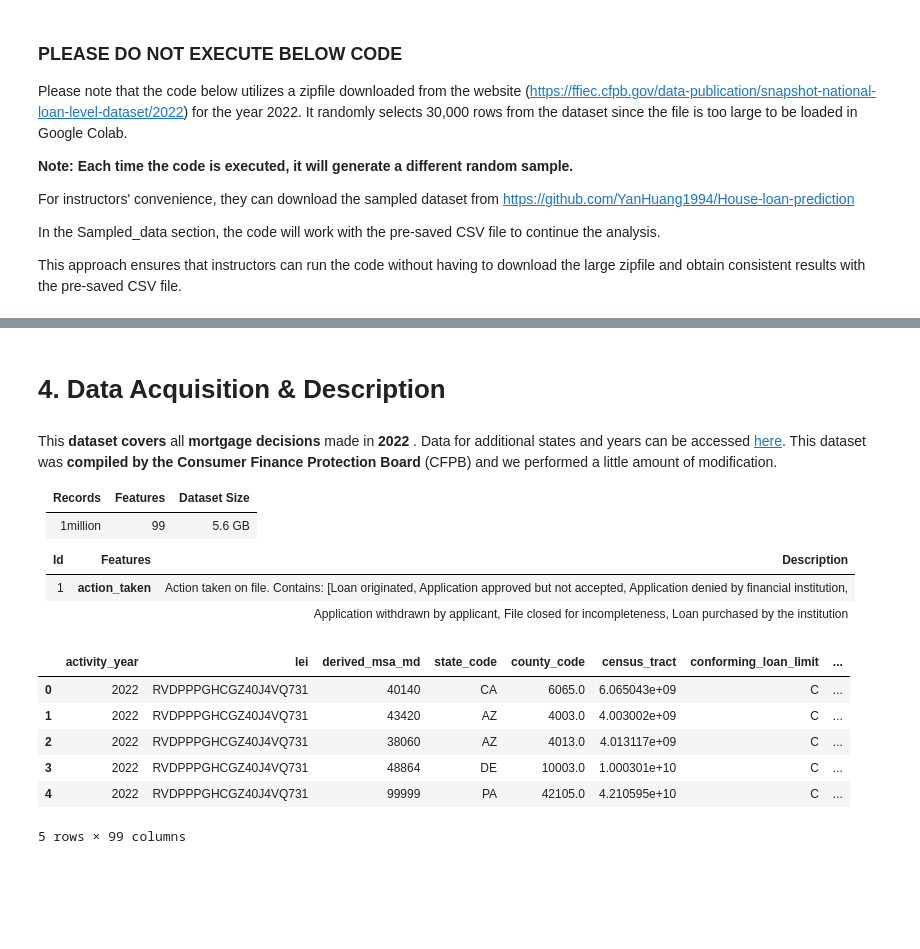
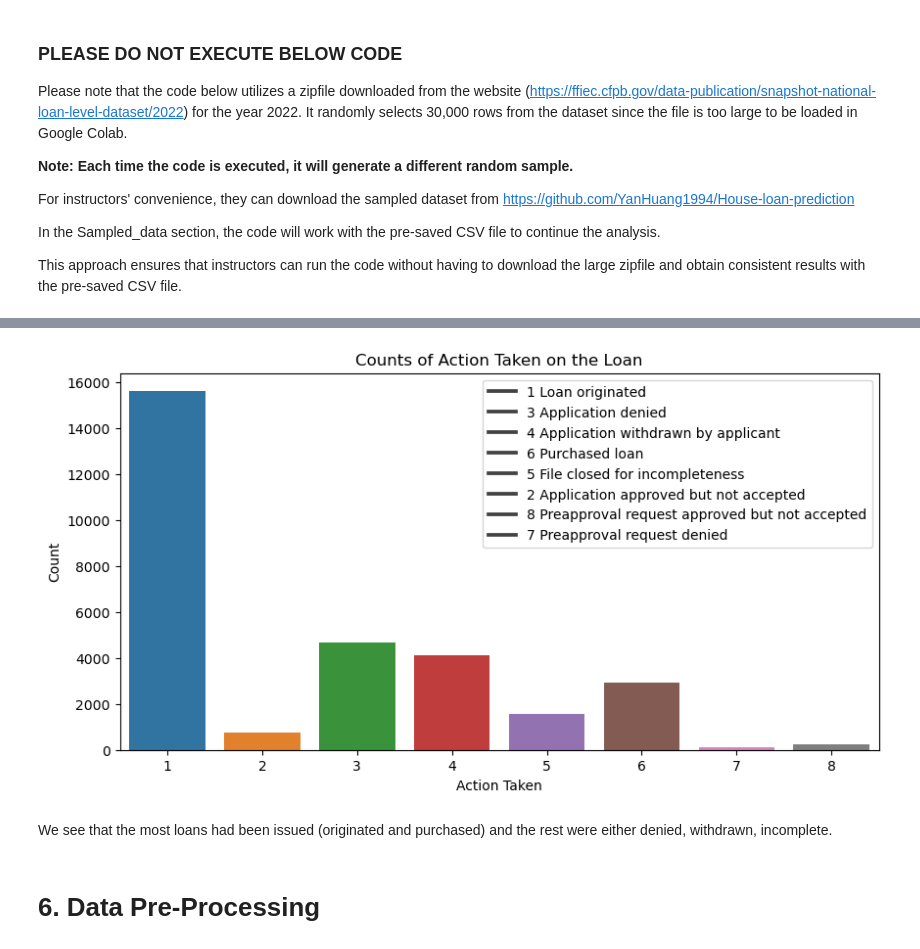
Before and after one commit to YanHuang1994/House-loan-prediction, a Jupyter notebook: house_loan_prediction.ipynb, the cells around one changed output, grey strips where cells are left out. Saved outputs shown, nothing was run; the diff lists cells and outputs as text; code cells hidden in the pictures; blank space fills up the shorter version.

Commit message:
[add]:"add data preprocessing"

```diff
--- a/house_loan_prediction.ipynb
+++ b/house_loan_prediction.ipynb
@@ -91,0 +133,4 @@ This approach ensures that instructors can run the code without having to downlo
+# %%
+file_path_1='./Sampled_loan_data.csv'
+sampled_data=pd.read_csv(file_path_1)
+sampled_data.head(10)
@@ -92,14 +200,38 @@ This approach ensures that instructors can run the code without having to downlo
+# %%
+#check value counts for action taken variable
+
+action_taken_counts=sampled_data['action_taken'].value_counts(dropna=False)
+
+plt.figure(figsize=(10,5))
+
+sns.barplot(x=action_taken_counts.index, y=action_taken_counts.values)
+# Set the plot labels and title
+plt.xlabel('Action Taken')
+plt.ylabel('Count')
+plt.title('Counts of Action Taken on the Loan')
+
+# Define the action labels for the legend
+action_labels = {
+    1: 'Loan originated',
+    2: 'Application approved but not accepted',
+    3: 'Application denied',
+    4: 'Application withdrawn by applicant',
+    5: 'File closed for incompleteness',
+    6: 'Purchased loan',
+    7: 'Preapproval request denied',
+    8: 'Preapproval request approved but not accepted'
+}
+
+# Create the legend
+legend_labels = [f'{action} {action_labels[action]}' for action in action_taken_counts.index]
+plt.legend(legend_labels, loc='upper right')
+
+# Show the plot
+plt.show()
+# %% [output]
+[figure, added]
+# %% [markdown]
+We see that the most loans had been issued (originated and purchased) and the rest were either denied, withdrawn, incomplete.
 # %% [markdown]
-<a id = Section4></a>
-# **4. Data Acquisition & Description**
+<a id = Section6></a>
+# **6. Data Pre-Processing**
-# %% [markdown]
-This **dataset covers** all **mortgage decisions** made in **2022** . Data for additional states and years can be accessed <a href = "https://ffiec.cfpb.gov/data-publication/snapshot-national-loan-level-dataset/2022">here</a>. This dataset was **compiled by the Consumer Finance Protection Board** (CFPB) and we performed a little amount of modification.
-
-| Records | Features | Dataset Size |
-| :-- | :-- | :-- |
-| 1million  |  99 | 5.6 GB|
-
-| Id | Features | Description |
-| :--| :--| :--|
-|1|**action_taken**|Action taken on file. Contains: [Loan originated, Application approved but not accepted, Application denied by financial institution,|
-||| Application withdrawn by applicant, File closed for incompleteness, Loan purchased by the institution
@@ -115,19 +237,0 @@ with zipfile.ZipFile(zip_path, 'r') as zip_ref:
-# %%
-# Load the 30k rows to sample from the original CSV file
-file_path = './2022_public_lar_csv.csv'
-total_rows = sum(1 for _ in open(file_path)) - 1  # Get the total number of rows excluding the header
-
-nrows = 30000
-skiprows = sorted(random.sample(range(1, total_rows + 1), total_rows - nrows))  # Randomly select rows to skip
-
-df = pd.read_csv(file_path, skiprows=skiprows)
-
-df.head(5)
-# %% [output]
-|  | activity_year | lei | derived_msa_md | state_code | county_code | census_tract | conforming_loan_limit | ... |
-| 0 | 2022 | RVDPPPGHCGZ40J4VQ731 | 40140 | CA | 6065.0 | 6.065043e+09 | C | ... |
-| 1 | 2022 | RVDPPPGHCGZ40J4VQ731 | 43420 | AZ | 4003.0 | 4.003002e+09 | C | ... |
-| 2 | 2022 | RVDPPPGHCGZ40J4VQ731 | 38060 | AZ | 4013.0 | 4.013117e+09 | C | ... |
-| 3 | 2022 | RVDPPPGHCGZ40J4VQ731 | 48864 | DE | 10003.0 | 1.000301e+10 | C | ... |
-| 4 | 2022 | RVDPPPGHCGZ40J4VQ731 | 99999 | PA | 42105.0 | 4.210595e+10 | C | ... |
-5 rows × 99 columns
```
Also changed, not shown: parts of 22 cells of this notebook.
